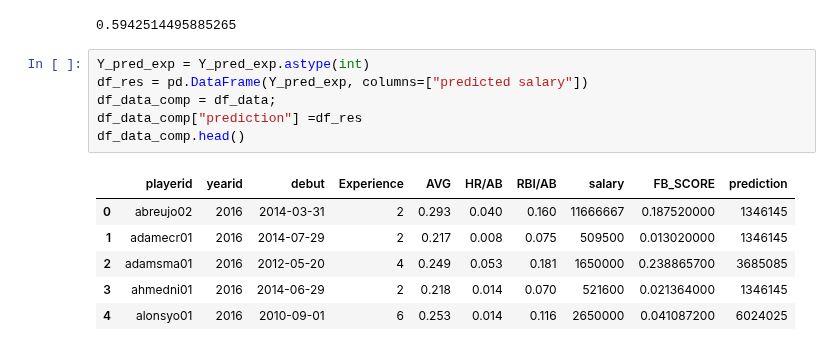
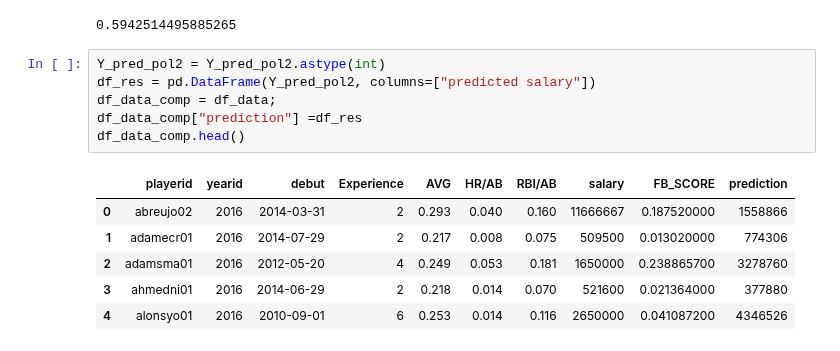
Before and after one commit to FlorianBreut/FB-Portfolio, a Jupyter notebook: MLB Data Analysis.ipynb, the cells around one changed output. Saved outputs shown, nothing was run; the diff lists cells and outputs as text.

```diff
--- a/MLB Data Analysis.ipynb
+++ b/MLB Data Analysis.ipynb
@@ -368,15 +368,15 @@ r2_score(Y,Y_pred_pol2)
 # %% [output]
 0.5942514495885265
 # %%
-Y_pred_exp = Y_pred_exp.astype(int)
-df_res = pd.DataFrame(Y_pred_exp, columns=["predicted salary"])
+Y_pred_pol2 = Y_pred_pol2.astype(int)
+df_res = pd.DataFrame(Y_pred_pol2, columns=["predicted salary"])
 df_data_comp = df_data;
 df_data_comp["prediction"] =df_res
 df_data_comp.head()
 # %% [output]
 |  | playerid | yearid | debut | Experience | AVG | HR/AB | RBI/AB | salary | FB_SCORE | prediction |
-| 0 | abreujo02 | 2016 | 2014-03-31 | 2 | 0.293 | 0.040 | 0.160 | 11666667 | 0.187520000 | 1346145 |
-| 1 | adamecr01 | 2016 | 2014-07-29 | 2 | 0.217 | 0.008 | 0.075 | 509500 | 0.013020000 | 1346145 |
-| 2 | adamsma01 | 2016 | 2012-05-20 | 4 | 0.249 | 0.053 | 0.181 | 1650000 | 0.238865700 | 3685085 |
-| 3 | ahmedni01 | 2016 | 2014-06-29 | 2 | 0.218 | 0.014 | 0.070 | 521600 | 0.021364000 | 1346145 |
-| 4 | alonsyo01 | 2016 | 2010-09-01 | 6 | 0.253 | 0.014 | 0.116 | 2650000 | 0.041087200 | 6024025 |
+| 0 | abreujo02 | 2016 | 2014-03-31 | 2 | 0.293 | 0.040 | 0.160 | 11666667 | 0.187520000 | 1558866 |
+| 1 | adamecr01 | 2016 | 2014-07-29 | 2 | 0.217 | 0.008 | 0.075 | 509500 | 0.013020000 | 774306 |
+| 2 | adamsma01 | 2016 | 2012-05-20 | 4 | 0.249 | 0.053 | 0.181 | 1650000 | 0.238865700 | 3278760 |
+| 3 | ahmedni01 | 2016 | 2014-06-29 | 2 | 0.218 | 0.014 | 0.070 | 521600 | 0.021364000 | 377880 |
+| 4 | alonsyo01 | 2016 | 2010-09-01 | 6 | 0.253 | 0.014 | 0.116 | 2650000 | 0.041087200 | 4346526 |
```
